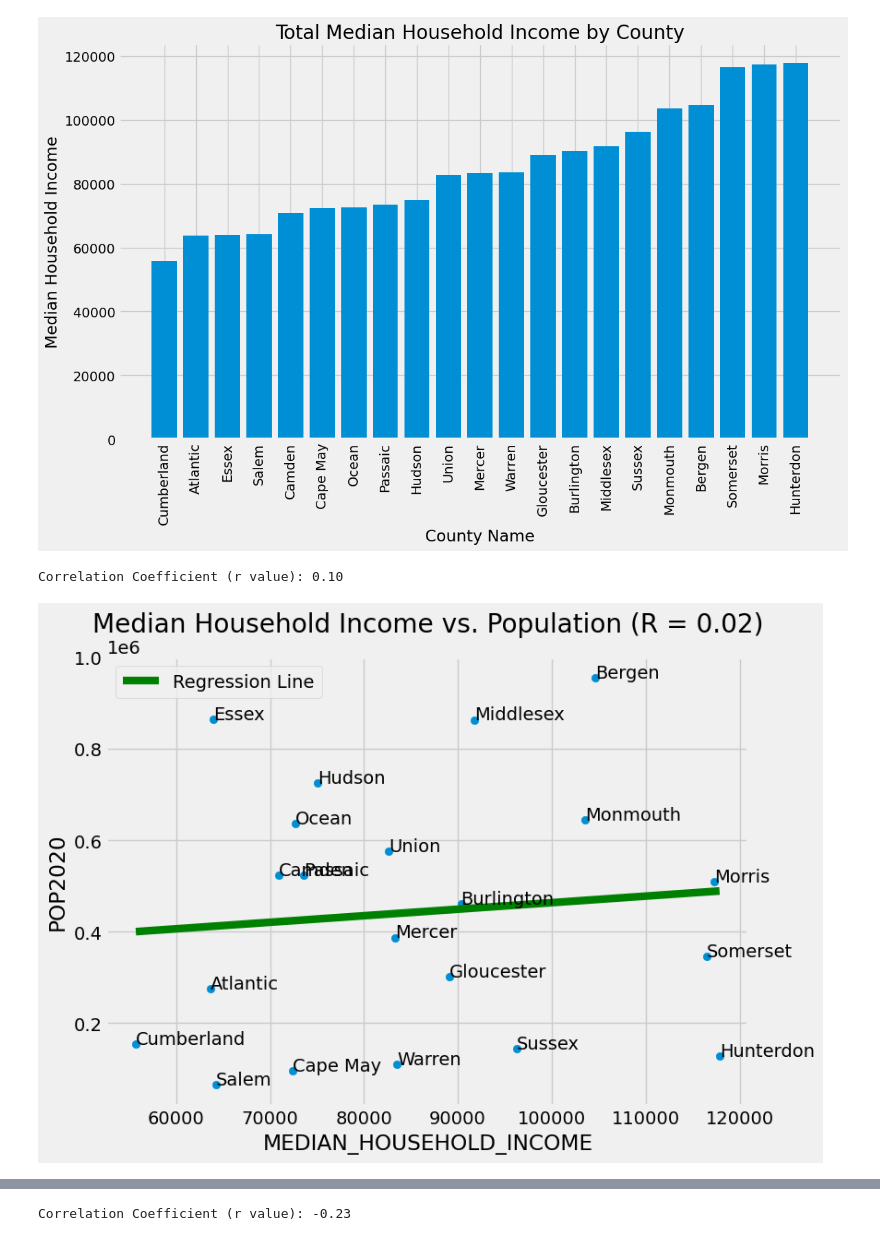
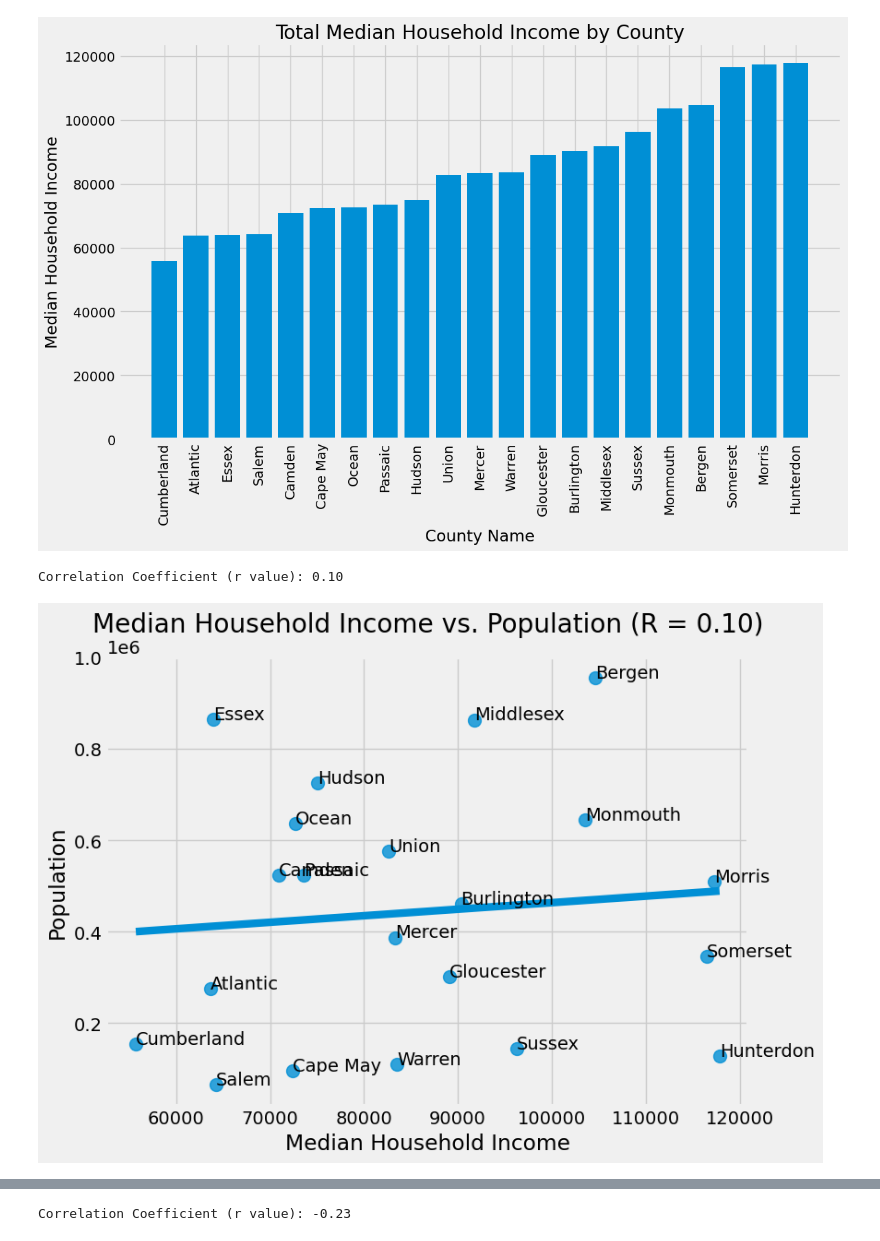
Before and after one commit to kevindownesii/Project_3, a Jupyter notebook: Graphs.ipynb, the cells around one changed output, grey strips where cells are left out. Saved outputs shown, nothing was run; the diff lists cells and outputs as text; code cells hidden in the pictures.

Commit message:
charts files

```diff
--- a/Graphs.ipynb
+++ b/Graphs.ipynb
@@ -236,34 +206,36 @@ plt.show()
 [figure]
 # %%
 # Scatter plot
+
+# Extract relevant columns from the DataFrame
+income = crime_census_df['MEDIAN_HOUSEHOLD_INCOME']
+population = crime_census_df['POP2020']
+
 plt.figure(figsize=(8, 6))
-plt.scatter(crime_census_df['MEDIAN_HOUSEHOLD_INCOME'], crime_census_df['POP2020'])
+
+# Create a scatter plot with a regression line
+sns.regplot(x=income, y=population, scatter_kws={'s': 100}, ci=None,)
+
+# Calculate the regression line
+slope, intercept, r_value, p_value, std_err = linregress(income, population)
+
+#label plot
 plt.title('Median Household Income vs. Population (R = {:.2f})'.format(r_value))
 plt.xlabel('Median Household Income')
-plt.ylabel('POP2020')
+plt.ylabel('Population')
 plt.grid(True)
 
 for i in range(len(df)):
     plt.text(crime_census_df['MEDIAN_HOUSEHOLD_INCOME'][i], crime_census_df['POP2020'][i], crime_census_df['COUNTY_NAME'][i])
-
-
-# Calculate the regression line
-slope, intercept, r_value, p_value, std_err = linregress(crime_census_df['MEDIAN_HOUSEHOLD_INCOME'], crime_census_df['POP2020'])
-
-# Plot the regression line
-sns.regplot(x='MEDIAN_HOUSEHOLD_INCOME', y='POP2020', data=crime_census_df, scatter=False, ci=None, color ='green',label='Regression Line')
-
-# Add legend
-plt.legend()
 
 #style chart
 plt.style.use('fivethirtyeight')
 
 # Print the calculated r value
 print("Correlation Coefficient (r value): {:.2f}".format(r_value))
 
 # Save the plot as an image file
 plt.savefig('income_population.png')
 # %% [output]
 Correlation Coefficient (r value): 0.10
-[figure, old version]
+[figure, new version]
```
Also changed, not shown: parts of 5 cells of this notebook, 4 other files.
